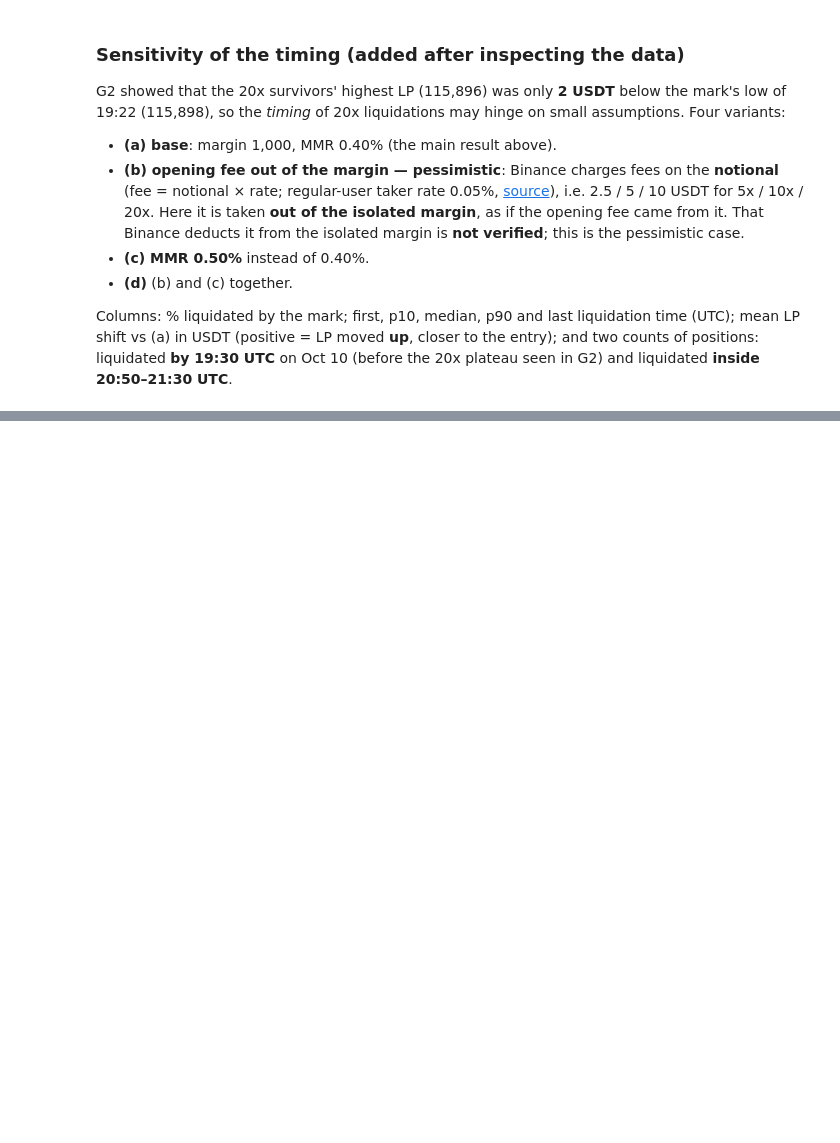
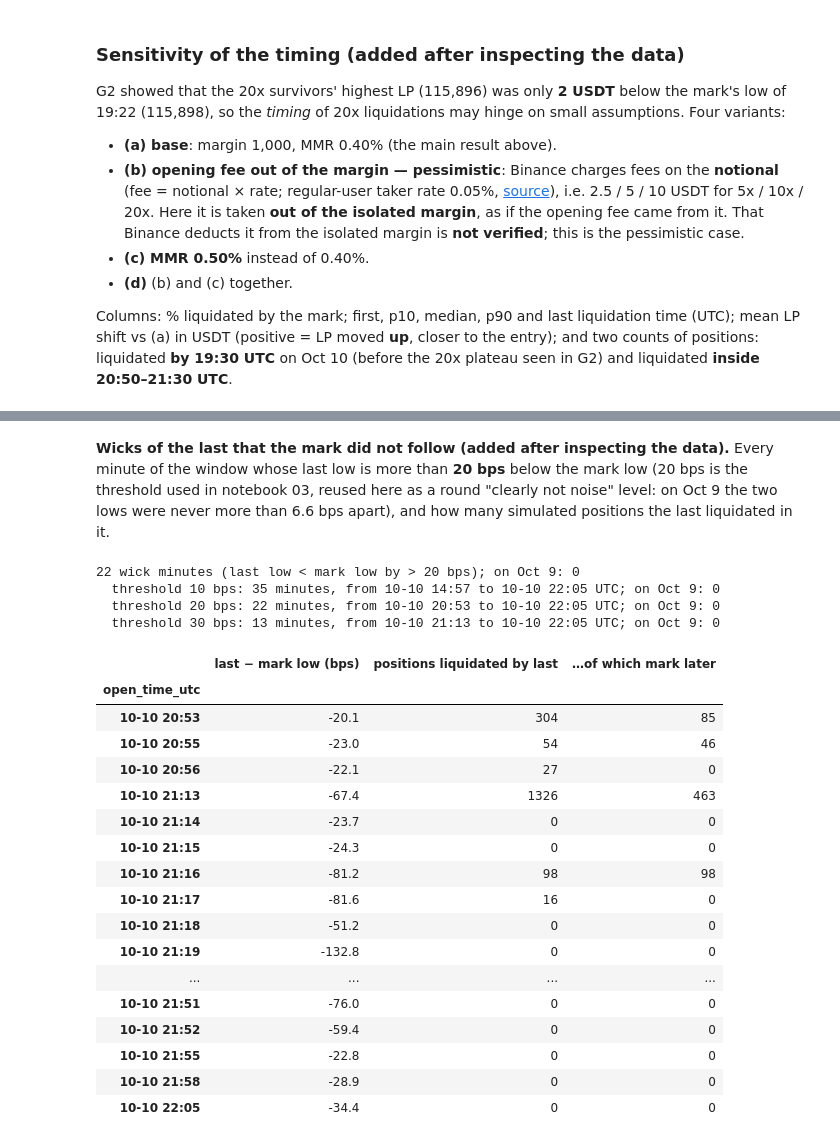
Before and after one commit to Alvarado-Maganna/crypto-quant-lab, a Jupyter notebook: notebooks/04_liquidation_math.ipynb, the cells around one changed output, grey strips where cells are left out. Saved outputs shown, nothing was run; the diff lists cells and outputs as text; code cells hidden in the pictures; blank space fills up the shorter version.

```diff
--- a/notebooks/04_liquidation_math.ipynb
+++ b/notebooks/04_liquidation_math.ipynb
@@ -653,0 +709,44 @@ opening fee per position (USDT): {5: 2.5, 10: 5.0, 20: 10.0}
+# %% [markdown]
+**Wicks of the last that the mark did not follow (added after inspecting the data).** Every minute
+of the window whose last low is more than **20 bps** below the mark low (20 bps is the threshold
+used in notebook 03, reused here as a round "clearly not noise" level: on Oct 9 the two lows
+were never more than 6.6 bps apart), and how many simulated positions the last liquidated in it.
+# %%
+WICK_BPS = 20.0
+low_gap = 10_000 * (last["low"] / mark["low"] - 1)
+wicks = low_gap[low_gap < -WICK_BPS].round(1).to_frame("last − mark low (bps)")
+wicks["positions liquidated by last"] = [int((sim["liquidated_last"] == t).sum()) for t in wicks.index]
+wicks["…of which mark later"] = [int(((sim["liquidated_last"] == t)
+                                       & (sim["liquidated_mark"] > t)).sum()) for t in wicks.index]
+wicks.index = wicks.index.strftime("%m-%d %H:%M")
+print(f"{len(wicks)} wick minutes (last low < mark low by > {WICK_BPS:.0f} bps); "
+      f"on Oct 9: {(low_gap.loc['2025-10-09'] < -WICK_BPS).sum()}")
+# Post-inspection: does the conclusion depend on the threshold?
+for bps in (10, 20, 30):
+    hit = low_gap[low_gap < -bps]
+    print(f"  threshold {bps} bps: {len(hit)} minutes, from {fmt(hit.index.min())} to "
+          f"{fmt(hit.index.max())} UTC; on Oct 9: {(hit.index < to_utc('2025-10-10')).sum()}")
+wicks
+# %% [output]
+22 wick minutes (last low < mark low by > 20 bps); on Oct 9: 0
+  threshold 10 bps: 35 minutes, from 10-10 14:57 to 10-10 22:05 UTC; on Oct 9: 0
+  threshold 20 bps: 22 minutes, from 10-10 20:53 to 10-10 22:05 UTC; on Oct 9: 0
+  threshold 30 bps: 13 minutes, from 10-10 21:13 to 10-10 22:05 UTC; on Oct 9: 0
+|  | last − mark low (bps) | positions liquidated by last | …of which mark later |
+| open_time_utc |  |  |  |
+| 10-10 20:53 | -20.1 | 304 | 85 |
+| 10-10 20:55 | -23.0 | 54 | 46 |
+| 10-10 20:56 | -22.1 | 27 | 0 |
+| 10-10 21:13 | -67.4 | 1326 | 463 |
+| 10-10 21:14 | -23.7 | 0 | 0 |
+| 10-10 21:15 | -24.3 | 0 | 0 |
+| 10-10 21:16 | -81.2 | 98 | 98 |
+| 10-10 21:17 | -81.6 | 16 | 0 |
+| 10-10 21:18 | -51.2 | 0 | 0 |
+| 10-10 21:19 | -132.8 | 0 | 0 |
+| ... | ... | ... | ... |
+| 10-10 21:51 | -76.0 | 0 | 0 |
+| 10-10 21:52 | -59.4 | 0 | 0 |
+| 10-10 21:55 | -22.8 | 0 | 0 |
+| 10-10 21:58 | -28.9 | 0 | 0 |
+| 10-10 22:05 | -34.4 | 0 | 0 |
```
Also changed, not shown: parts of 7 cells of this notebook.
